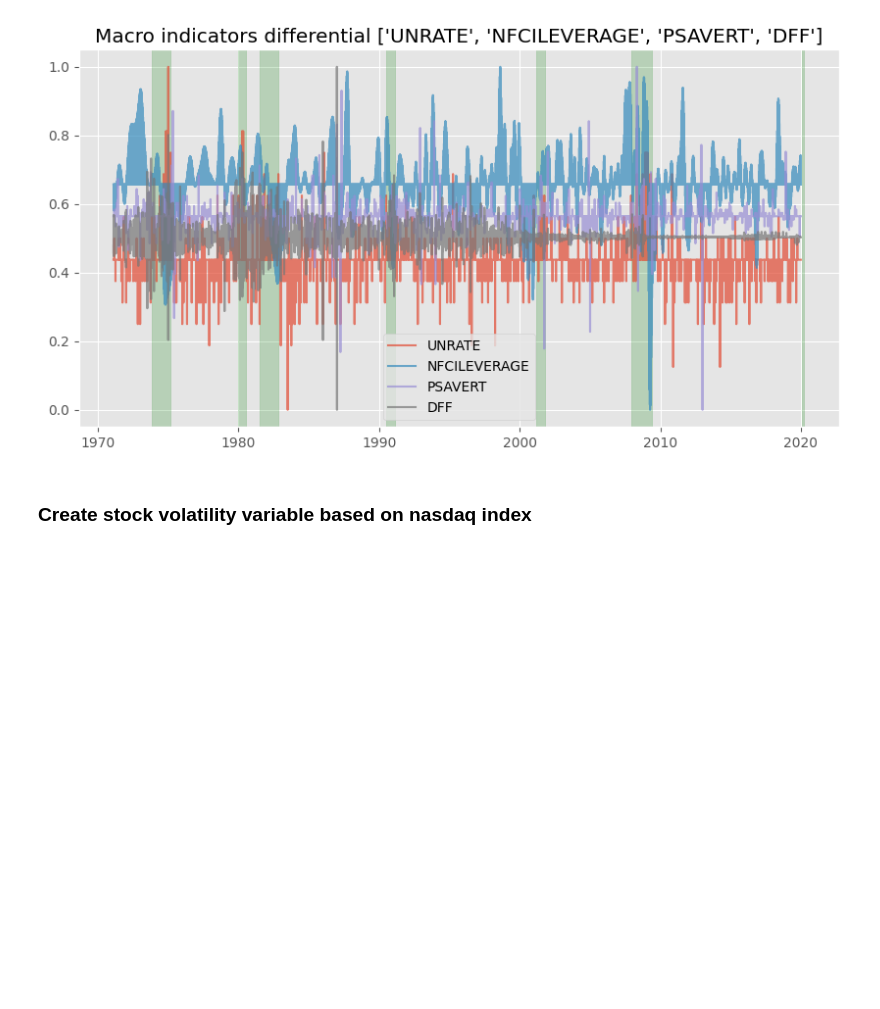
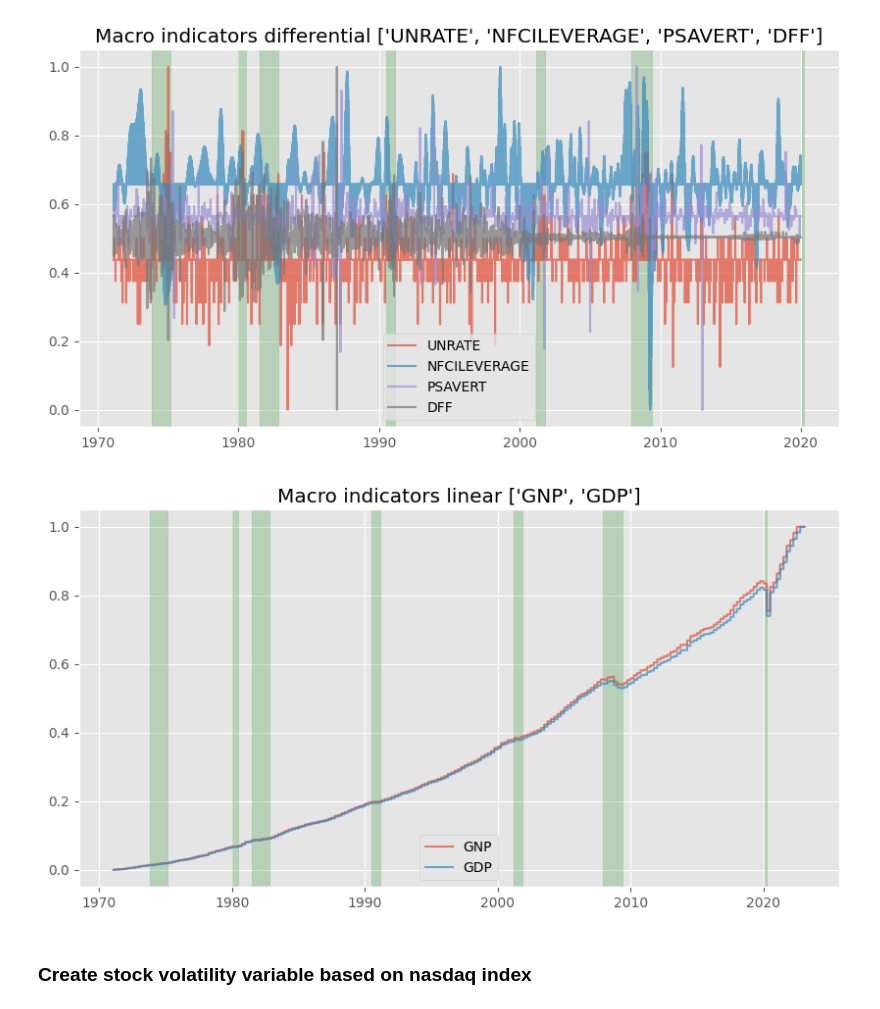
Before and after one commit to piegarroni/markets-time-series-forecasting, a Jupyter notebook: macroeco_situation.ipynb, the cells around one changed output. Cells and saved outputs as stored; diff of their text form; code cells hidden in the pictures; blank space fills up the shorter version.

```diff
--- a/macroeco_situation.ipynb
+++ b/macroeco_situation.ipynb
@@ -176 +181,6 @@ Personal consumption expenditures: https://fred.stlouisfed.org/series/PCECTPI
+# %%
+measures = {'nyse' : 'BOGZ1FL073164003Q', 'gdp':'GDP', 'gnp':'GNP', 'unem_rate' : 'UNRATE',
+            'productivity':'RTFPNAUSA632NRUG', 'nasdaq100':'NASDAQ100', 'nasdaqcom' :'NASDAQCOM', 'interest_rate':'DFF',
+            'leverage':'NFCILEVERAGE', 'M2': 'M2SL', 'saving_rate' :'PSAVERT', 'cpi' :'FPCPITOTLZGUSA',
+            'expenditures' :'PCECTPI', 'oil':'DCOILWTICO', 'core_inflation': 'CORESTICKM159SFRBATL', 'gdp_defl':'GDPDEF', 'ppi':'PPIACO'}
 # %% [raw]
@@ -262,16 +261,25 @@ expenditures['DATE'] =  pd.to_datetime(expenditures['DATE'], utc=True)
 # %%
 # merge all data together (daily)
+
+dfs = []
+
+for i in measures.keys():
+    dfs.append((locals()[i]))
+
+
 df_merged = reduce(lambda  left,right: pd.merge_asof(left.sort_values('DATE'), #https://stackoverflow.com/questions/60674791/merge-dataframes-with-different-lenght-on-nearest-datetime
                    right.sort_values('DATE'),
                    left_on='DATE',
                    right_on='DATE',
-                   direction='backward') , [nasdaqcom, nasdaq100, nyse, interest_rate, gdp, leverage, unem_rate, M2, saving_rate, recessions_df, inflation_rate, expenditures, ])#gnp, productivity])
+                   direction='backward') , [nasdaqcom, nasdaq100, nyse, interest_rate, gdp, gnp, productivity, leverage, unem_rate, M2, saving_rate, cpi, expenditures, ppi, gdp_defl, core_inflation])
+
 
 df_merged.set_index('DATE', inplace=True)
+df_merged= df_merged.loc[df_merged.index > '01-01-1971']
+df_merged = df_merged.replace(".", np.nan)
 
 # print result
 print(df_merged)
-#print(df_merged.head(2))
 # %% [output]
                           NASDAQCOM NASDAQ100 BOGZ1FL073164003Q   DFF  \
 DATE
@@ -341,16 +349,6 @@ def plot_var_log(df):
     plt.show()
 
 
-"""
-plt.figure(figsize=[10, 5])
-plt.style.use('ggplot')
-plt.plot(df, label = df.columns, alpha = 0.5)
-plt.legend()
-plt.title(f"econ macro indicators logarithmic {columns}")
-plt.yscale('log')
-plt.show()
-"""
-
 def plot_var_diff(df):
     """
     Method to plot dataframe in linear scale
@@ -387,12 +385,3 @@ def plot_var_diff(df):
         ax.axvspan(recession_dates[i], recession_dates[i+1], alpha=0.2, color='green')
 
     plt.show()
-
-'''
-plt.figure(figsize=[10, 5])
-plt.style.use('ggplot')
-plt.plot(df, label = df.columns, alpha = 0.5)
-plt.legend()
-plt.title(f"econ macro indicators differential ")
-plt.show()
-'''
@@ -412,5 +399,9 @@ plot_var_diff(df_merged[['UNRATE', 'NFCILEVERAGE', 'PSAVERT', 'DFF']].loc[df_mer
 [figure]
 [figure]
 [figure]
+# %%
+plot_var(df_merged[['GNP', 'GDP']])
+# %% [output]
+[figure, added]
 # %% [markdown]
 ### Create stock volatility variable based on nasdaq index
```
Also changed, not shown: parts of 54 cells of this notebook, 5 other files.
